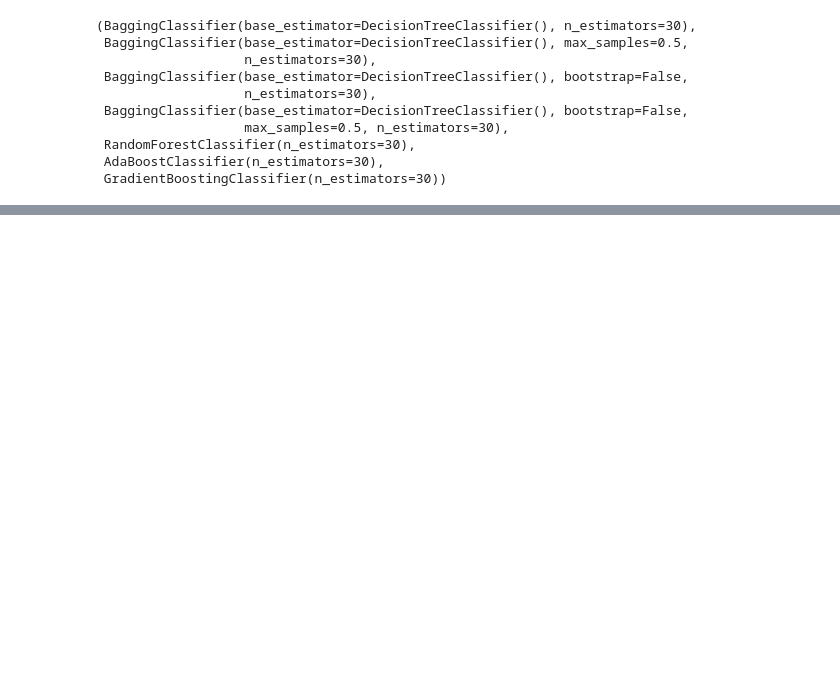
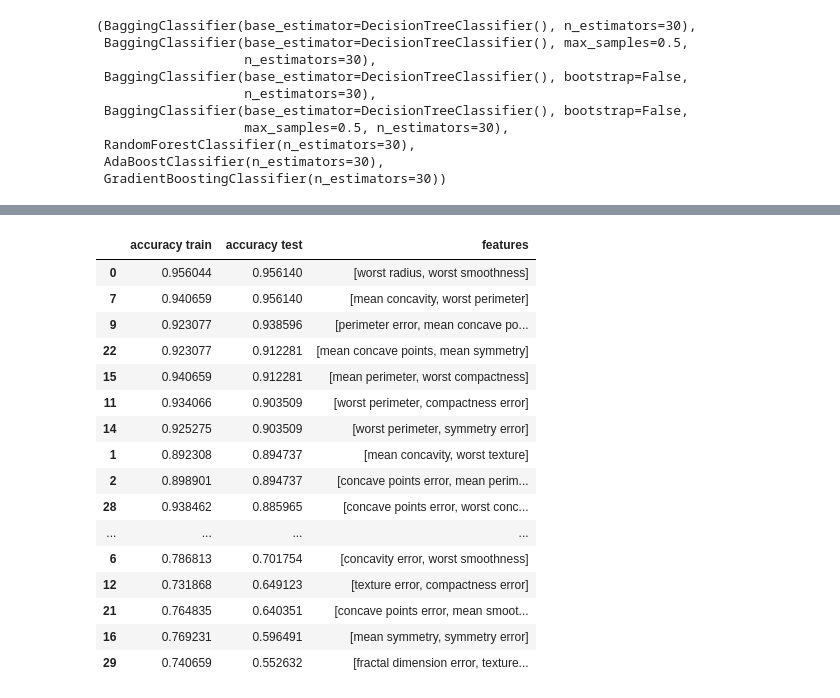
Before and after one commit to hankaj/Machine-Learning, a Jupyter notebook: lab6/lab6.ipynb, the cells around one changed output, grey strips where cells are left out. Saved outputs shown, nothing was run; the diff lists cells and outputs as text; code cells hidden in the pictures; blank space fills up the shorter version.

```diff
--- a/lab6/lab6.ipynb
+++ b/lab6/lab6.ipynb
@@ -133,0 +177,22 @@ acc_fea =
+# %%
+acc_fea_rank.sort_values(by="accuracy test", ascending=False, inplace=True)
+# %%
+acc_fea_rank
+# %% [output]
+|  | accuracy train | accuracy test | features |
+| 0 | 0.956044 | 0.956140 | [worst radius, worst smoothness] |
+| 7 | 0.940659 | 0.956140 | [mean concavity, worst perimeter] |
+| 9 | 0.923077 | 0.938596 | [perimeter error, mean concave po... |
+| 22 | 0.923077 | 0.912281 | [mean concave points, mean symmetry] |
+| 15 | 0.940659 | 0.912281 | [mean perimeter, worst compactness] |
+| 11 | 0.934066 | 0.903509 | [worst perimeter, compactness error] |
+| 14 | 0.925275 | 0.903509 | [worst perimeter, symmetry error] |
+| 1 | 0.892308 | 0.894737 | [mean concavity, worst texture] |
+| 2 | 0.898901 | 0.894737 | [concave points error, mean perim... |
+| 28 | 0.938462 | 0.885965 | [concave points error, worst conc... |
+| ... | ... | ... | ... |
+| 6 | 0.786813 | 0.701754 | [concavity error, worst smoothness] |
+| 12 | 0.731868 | 0.649123 | [texture error, compactness error] |
+| 21 | 0.764835 | 0.640351 | [concave points error, mean smoot... |
+| 16 | 0.769231 | 0.596491 | [mean symmetry, symmetry error] |
+| 29 | 0.740659 | 0.552632 | [fractal dimension error, texture... |
```
Also changed, not shown: parts of 11 cells of this notebook.
